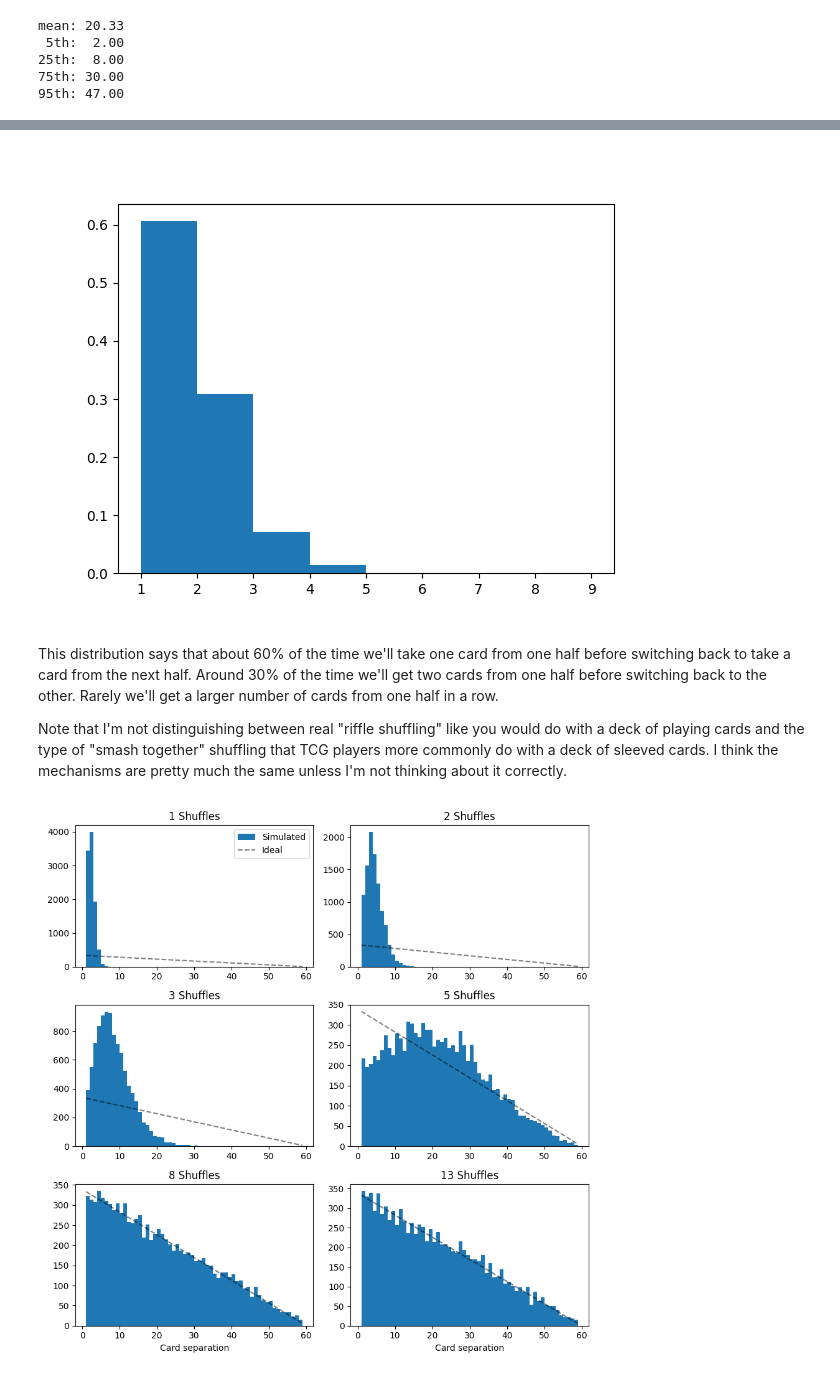
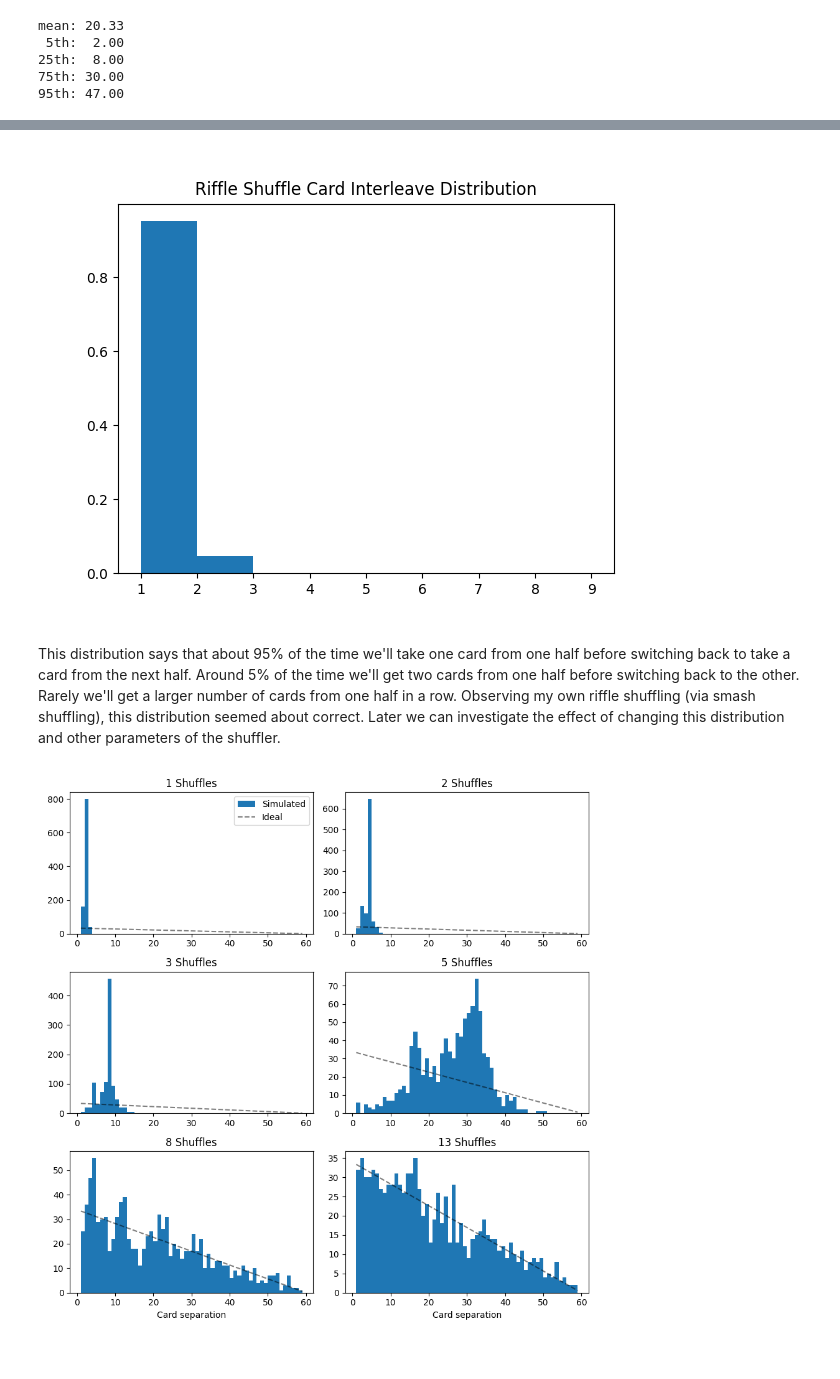
Before and after one commit to mrbell/shuffle_study, a Jupyter notebook: notebooks/Exploring Shuffling Methods.ipynb, the cells around one changed output, grey strips where cells are left out. Saved outputs shown, nothing was run; the diff lists cells and outputs as text; code cells hidden in the pictures.

```diff
--- a/notebooks/Exploring Shuffling Methods.ipynb
+++ b/notebooks/Exploring Shuffling Methods.ipynb
@@ -117,6 +107,6 @@ def ideal_distro_stats(dists, distro):
 # %%
-dists, ideal_distro = ideal_distribution(fresh_deck)
-ideal_stats = ideal_distro_stats(dists, ideal_distro)
+dists, ideal_distro = stats.ideal_distro(fresh_deck)
+ideal_stats = stats.ideal_distro_stats(dists, ideal_distro)
 # %%
 for k in ideal_stats:
     print(f'{k:>4}: {ideal_stats[k]:>5.2f}')
@@ -206,17 +190,16 @@ Let's compare this to "riffle shuffling", where you cut a deck in half, then ran
 I've simulated riffle shuffling with a random distribution of the number of cards inserted into the new deck from one half before switching back to introduce cards from the other. The distribution I draw from is as follows:
 # %%
 pl.figure()
-pl.hist((np.random.poisson(0.5, size=10000) + 1), bins=np.arange(1, 10), density=True);
+pl.hist((np.random.poisson(0.05, size=10000) + 1), bins=np.arange(1, 10), density=True)
+pl.title('Riffle Shuffle Card Interleave Distribution');
 # %% [output]
-[figure, old version]
+[figure, new version]
 # %% [markdown]
-This distribution says that about 60% of the time we'll take one card from one half before switching back to take a card from the next half. Around 30% of the time we'll get two cards from one half before switching back to the other. Rarely we'll get a larger number of cards from one half in a row.
-
-Note that I'm not distinguishing between real "riffle shuffling" like you would do with a deck of playing cards and the type of "smash together" shuffling that TCG players more commonly do with a deck of sleeved cards. I think the mechanisms are pretty much the same unless I'm not thinking about it correctly.
+This distribution says that about 95% of the time we'll take one card from one half before switching back to take a card from the next half.  Around 5% of the time we'll get two cards from one half before switching back to the other. Rarely we'll get a larger number of cards from one half in a row. Observing my own riffle shuffling (via smash shuffling), this distribution seemed about correct. Later we can investigate the effect of changing this distribution and other parameters of the shuffler.
 # %%
 riffle_sim_results = s.simulate_shuffling(fresh_deck, s.RiffleShuffler)
 # %%
-plot_histograms(riffle_sim_results, dists, ideal_distro)
+v.plot_histograms(riffle_sim_results, dists, ideal_distro)
 # %% [output]
-[figure, old version]
+[figure, new version]
 # %%
```
Also changed, not shown: parts of 104 cells of this notebook, 7 other files.
